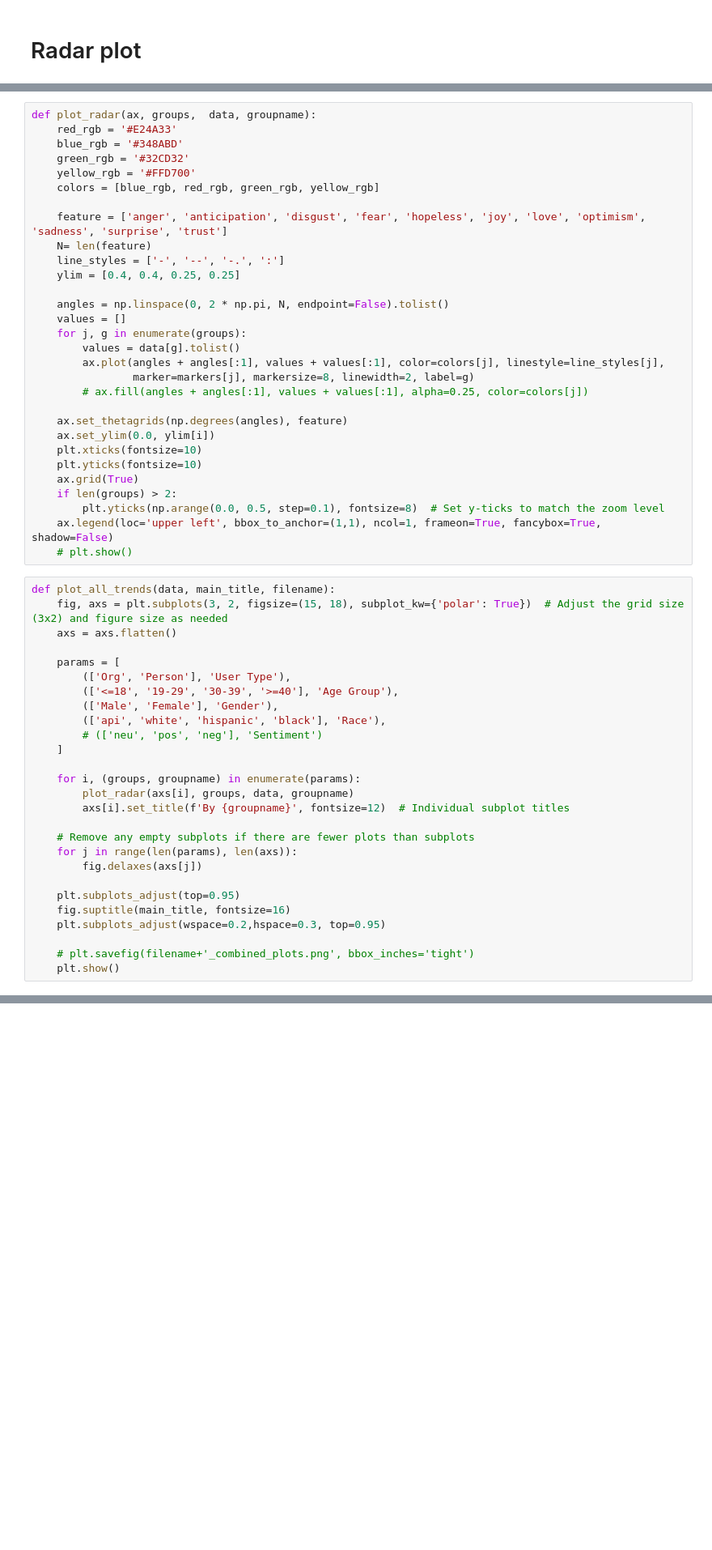
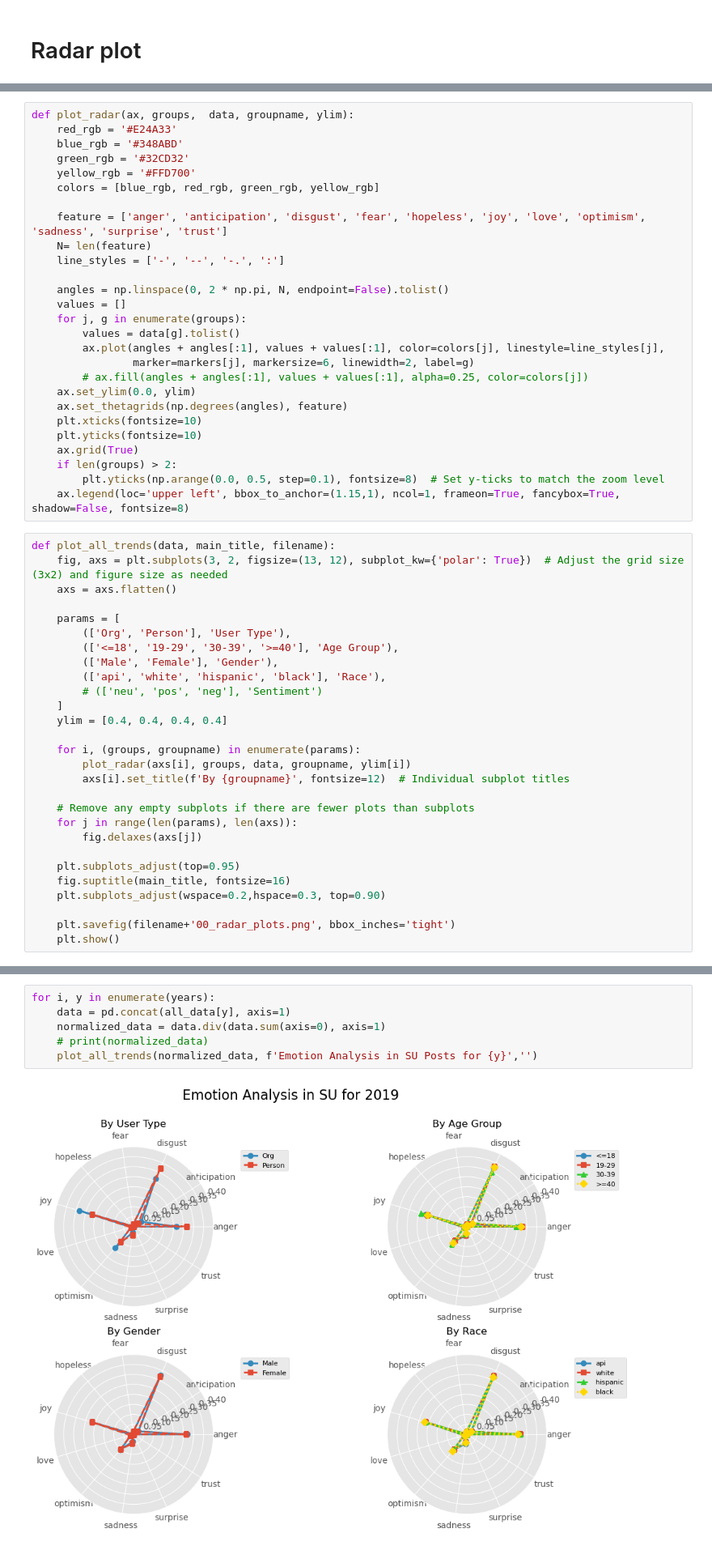
Before and after one commit to JulinaM/DemographicAnalysis, a Jupyter notebook: Emotion_Analysis.ipynb, the cells around one changed output, grey strips where cells are left out. Shown at 81% size. Saved outputs shown, nothing was run; the diff lists cells and outputs as text; blank space fills up the shorter version.

Commit message:
Emotion generated for 2019, 2020, 2021

```diff
--- a/Emotion_Analysis.ipynb
+++ b/Emotion_Analysis.ipynb
@@ -128,5 +112,5 @@ combined_result
 # %%
-def plot_radar(ax, groups,  data, groupname):
+def plot_radar(ax, groups,  data, groupname, ylim):
     red_rgb = '#E24A33'
     blue_rgb = '#348ABD'
     green_rgb = '#32CD32'
@@ -136,28 +120,25 @@ def plot_radar(ax, groups,  data, groupname):
     feature = ['anger', 'anticipation', 'disgust', 'fear', 'hopeless', 'joy', 'love', 'optimism', 'sadness', 'surprise', 'trust']
     N= len(feature)
     line_styles = ['-', '--', '-.', ':']
-    ylim = [0.4, 0.4, 0.25, 0.25]
 
     angles = np.linspace(0, 2 * np.pi, N, endpoint=False).tolist()
     values = []
     for j, g in enumerate(groups):
         values = data[g].tolist()
         ax.plot(angles + angles[:1], values + values[:1], color=colors[j], linestyle=line_styles[j],
-                marker=markers[j], markersize=8, linewidth=2, label=g)
+                marker=markers[j], markersize=6, linewidth=2, label=g)
         # ax.fill(angles + angles[:1], values + values[:1], alpha=0.25, color=colors[j])
-
+    ax.set_ylim(0.0, ylim)
     ax.set_thetagrids(np.degrees(angles), feature)
-    ax.set_ylim(0.0, ylim[i])
     plt.xticks(fontsize=10)
     plt.yticks(fontsize=10)
     ax.grid(True)
     if len(groups) > 2:
         plt.yticks(np.arange(0.0, 0.5, step=0.1), fontsize=8)  # Set y-ticks to match the zoom level
-    ax.legend(loc='upper left', bbox_to_anchor=(1,1), ncol=1, frameon=True, fancybox=True, shadow=False)
-    # plt.show()
+    ax.legend(loc='upper left', bbox_to_anchor=(1.15,1), ncol=1, frameon=True, fancybox=True, shadow=False, fontsize=8)
 # %%
 def plot_all_trends(data, main_title, filename):
-    fig, axs = plt.subplots(3, 2, figsize=(15, 18), subplot_kw={'polar': True})  # Adjust the grid size (3x2) and figure size as needed
+    fig, axs = plt.subplots(3, 2, figsize=(13, 12), subplot_kw={'polar': True})  # Adjust the grid size (3x2) and figure size as needed
     axs = axs.flatten()
 
     params = [
@@ -167,9 +148,10 @@ def plot_all_trends(data, main_title, filename):
         (['api', 'white', 'hispanic', 'black'], 'Race'),
         # (['neu', 'pos', 'neg'], 'Sentiment')
     ]
+    ylim = [0.4, 0.4, 0.4, 0.4]
 
     for i, (groups, groupname) in enumerate(params):
-        plot_radar(axs[i], groups, data, groupname)
+        plot_radar(axs[i], groups, data, groupname, ylim[i])
         axs[i].set_title(f'By {groupname}', fontsize=12)  # Individual subplot titles
 
     # Remove any empty subplots if there are fewer plots than subplots
@@ -178,7 +160,7 @@ def plot_all_trends(data, main_title, filename):
 
     plt.subplots_adjust(top=0.95)
     fig.suptitle(main_title, fontsize=16)
-    plt.subplots_adjust(wspace=0.2,hspace=0.3, top=0.95)
+    plt.subplots_adjust(wspace=0.2,hspace=0.3, top=0.90)
 
-    # plt.savefig(filename+'_combined_plots.png', bbox_inches='tight')
+    plt.savefig(filename+'00_radar_plots.png', bbox_inches='tight')
     plt.show()
@@ -188,0 +184,8 @@ plot_all_trends(combined_result, 'Emotion Plot in 2019 SU Posts', '')
+# %%
+for i, y in enumerate(years):
+    data = pd.concat(all_data[y], axis=1)
+    normalized_data = data.div(data.sum(axis=0), axis=1)
+    # print(normalized_data)
+    plot_all_trends(normalized_data, f'Emotion Analysis in SU Posts for {y}','')
+# %% [output]
+[figure, added]
```
Also changed, not shown: parts of 17 cells of this notebook.
